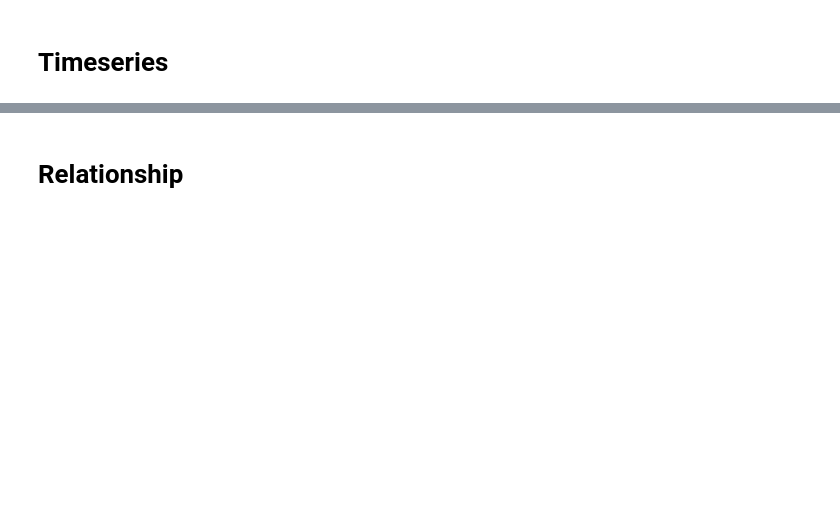
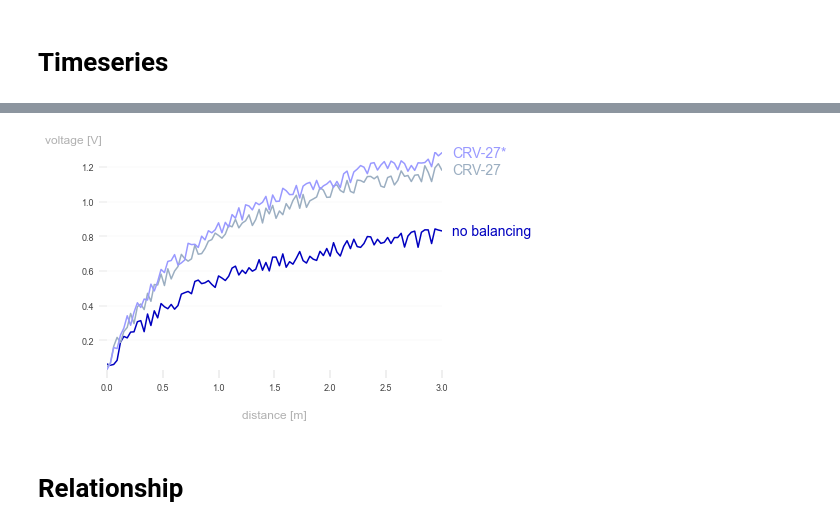
Before and after one commit to STATWORX/statworx-theme, a Jupyter notebook: notebooks/Gallery.ipynb, the cells around one changed output, grey strips where cells are left out. Drawn from its saved outputs; the diff is of its cells as text; code cells hidden in the pictures; blank space fills up the shorter version.

Commit message:
[ORG:ENH] Add matplotx timeseries example

```diff
--- a/notebooks/Gallery.ipynb
+++ b/notebooks/Gallery.ipynb
@@ -135,3 +158,24 @@ sns.lineplot(data=data, linewidth=2.5)
+# %%
+import matplotlib.pyplot as plt
+import matplotx
+import numpy as np
+
+# create data
+rng = np.random.default_rng(0)
+offsets = [1.0, 1.50, 1.60]
+labels = ["no balancing", "CRV-27", "CRV-27*"]
+x0 = np.linspace(0.0, 3.0, 100)
+y = [offset * x0 / (x0 + 1) + 0.1 * rng.random(len(x0)) for offset in offsets]
+
+# plot
+for yy, label in zip(y, labels):
+    plt.plot(x0, yy, label=label)
+plt.xlabel("distance [m]")
+matplotx.ylabel_top("voltage [V]")  # move ylabel to the top, rotate
+matplotx.line_labels()  # line labels to the right
+plt.show()
+# %% [output]
+[figure, added]
 # %% [markdown]
 # Relationship
 # %%
```
Also changed, not shown: parts of 20 cells of this notebook, 3 other files.
